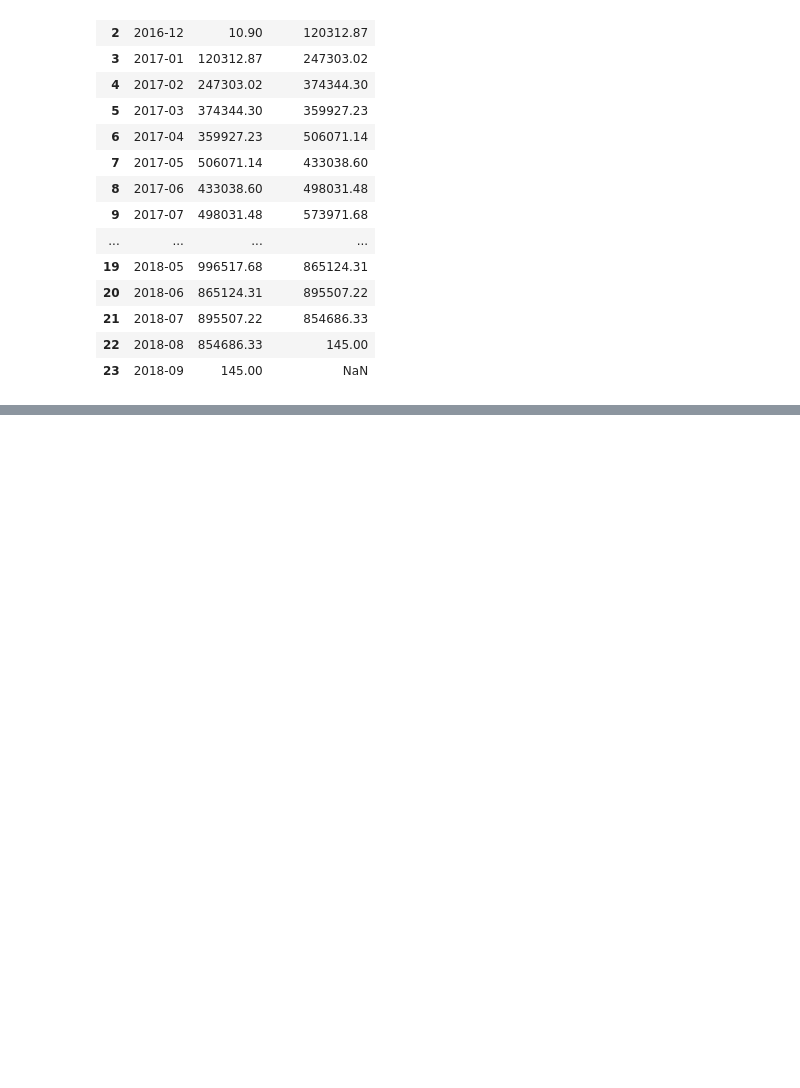
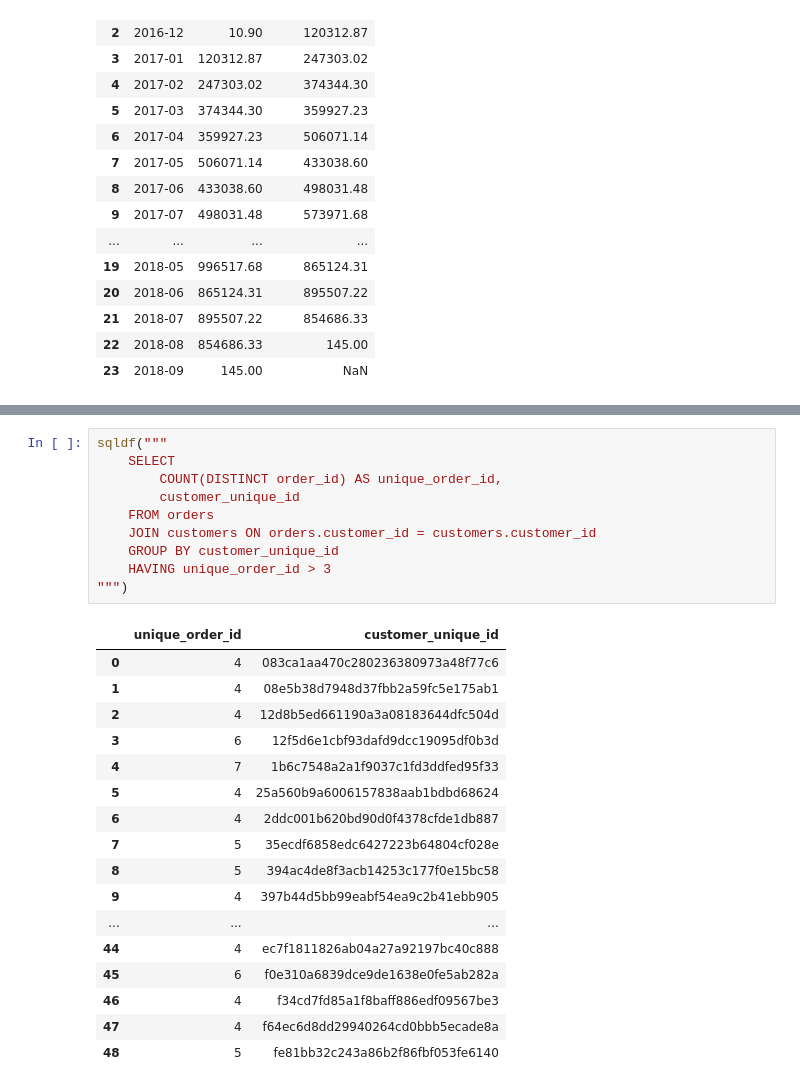
Before and after one commit to art-IT-DS/sql-practice, a Jupyter notebook: exp_tasks_2.ipynb, the cells around one changed output, grey strips where cells are left out. Saved outputs shown, nothing was run; the diff lists cells and outputs as text; blank space fills up the shorter version.

```diff
--- a/exp_tasks_2.ipynb
+++ b/exp_tasks_2.ipynb
@@ -664,0 +727,28 @@ all ok
+# %%
+sqldf("""
+    SELECT
+        COUNT(DISTINCT order_id) AS unique_order_id,
+        customer_unique_id
+    FROM orders
+    JOIN customers ON orders.customer_id = customers.customer_id
+    GROUP BY customer_unique_id
+    HAVING unique_order_id > 3
+""")
+# %% [output]
+|  | unique_order_id | customer_unique_id |
+| 0 | 4 | 083ca1aa470c280236380973a48f77c6 |
+| 1 | 4 | 08e5b38d7948d37fbb2a59fc5e175ab1 |
+| 2 | 4 | 12d8b5ed661190a3a08183644dfc504d |
+| 3 | 6 | 12f5d6e1cbf93dafd9dcc19095df0b3d |
+| 4 | 7 | 1b6c7548a2a1f9037c1fd3ddfed95f33 |
+| 5 | 4 | 25a560b9a6006157838aab1bdbd68624 |
+| 6 | 4 | 2ddc001b620bd90d0f4378cfde1db887 |
+| 7 | 5 | 35ecdf6858edc6427223b64804cf028e |
+| 8 | 5 | 394ac4de8f3acb14253c177f0e15bc58 |
+| 9 | 4 | 397b44d5bb99eabf54ea9c2b41ebb905 |
+| ... | ... | ... |
+| 44 | 4 | ec7f1811826ab04a27a92197bc40c888 |
+| 45 | 6 | f0e310a6839dce9de1638e0fe5ab282a |
+| 46 | 4 | f34cd7fd85a1f8baff886edf09567be3 |
+| 47 | 4 | f64ec6d8dd29940264cd0bbb5ecade8a |
+| 48 | 5 | fe81bb32c243a86b2f86fbf053fe6140 |
```
Also changed, not shown: parts of 18 cells of this notebook, 1 other file.
